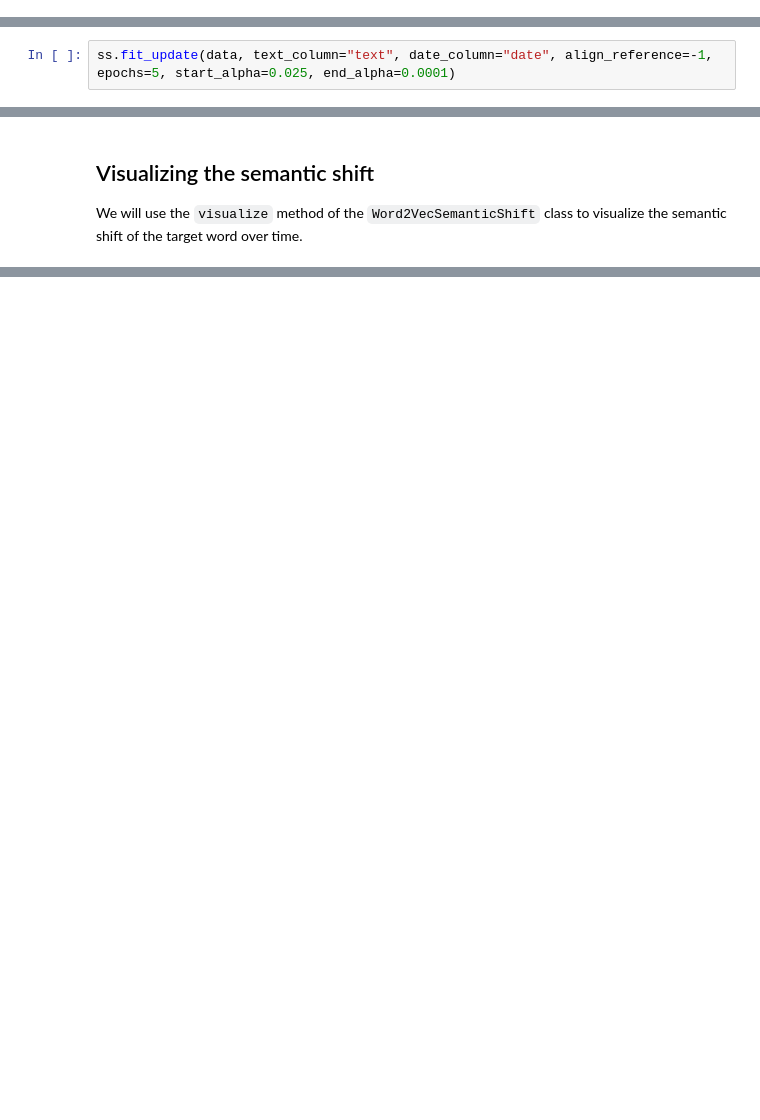
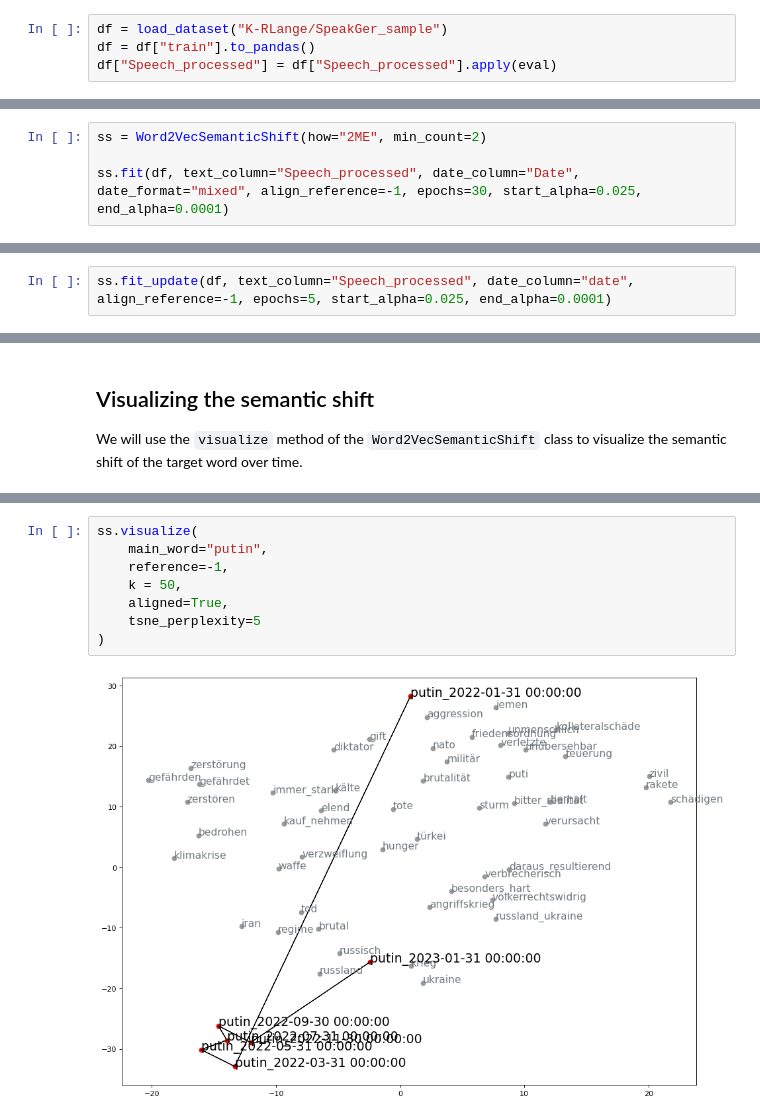
Before and after one commit to K-RLange/ttta, a Jupyter notebook: examples/Semantic_shift_word2vec.ipynb, the cells around one changed output, grey strips where cells are left out. Cells and saved outputs as stored; diff of their text form; blank space fills up the shorter version.

Commit message:
Streamlined Word2Vec semantic shift

```diff
--- a/examples/Semantic_shift_word2vec.ipynb
+++ b/examples/Semantic_shift_word2vec.ipynb
@@ -28,3 +8,7 @@ NameError: name 'load_dataset' is not defined
+# %%
+df = load_dataset("K-RLange/SpeakGer_sample")
+df = df["train"].to_pandas()
+df["Speech_processed"] = df["Speech_processed"].apply(eval)
 # %% [markdown]
 ## Training
 
@@ -64,3 +27,7 @@ NameError: name 'data' is not defined
+# %%
+ss = Word2VecSemanticShift(how="2ME", min_count=2)
+
+ss.fit(df, text_column="Speech_processed", date_column="Date", date_format="mixed", align_reference=-1, epochs=30, start_alpha=0.025, end_alpha=0.0001)
 # %% [markdown]
 ## Saving the model
 
@@ -73,5 +40,5 @@ ss.load("semantic_shift.pickle")
 
 We will update the model using the `fit_update` method of the `Word2VecSemanticShift` class. The method takes the new dataset as input and updates the model. Since we don't have a new dataset, we will update the model on the same dataset.
 # %%
-ss.fit_update(data, text_column="text", date_column="date", align_reference=-1, epochs=5, start_alpha=0.025, end_alpha=0.0001)
+ss.fit_update(df, text_column="Speech_processed", date_column="date", align_reference=-1, epochs=5, start_alpha=0.025, end_alpha=0.0001)
 # %%
@@ -133,0 +76,10 @@ ss.visualize(
+# %%
+ss.visualize(
+    main_word="putin",
+    reference=-1,
+    k = 50,
+    aligned=True,
+    tsne_perplexity=5
+)
+# %% [output]
+[figure, added]
```
Also changed, not shown: parts of 6 cells of this notebook, 5 other files.
